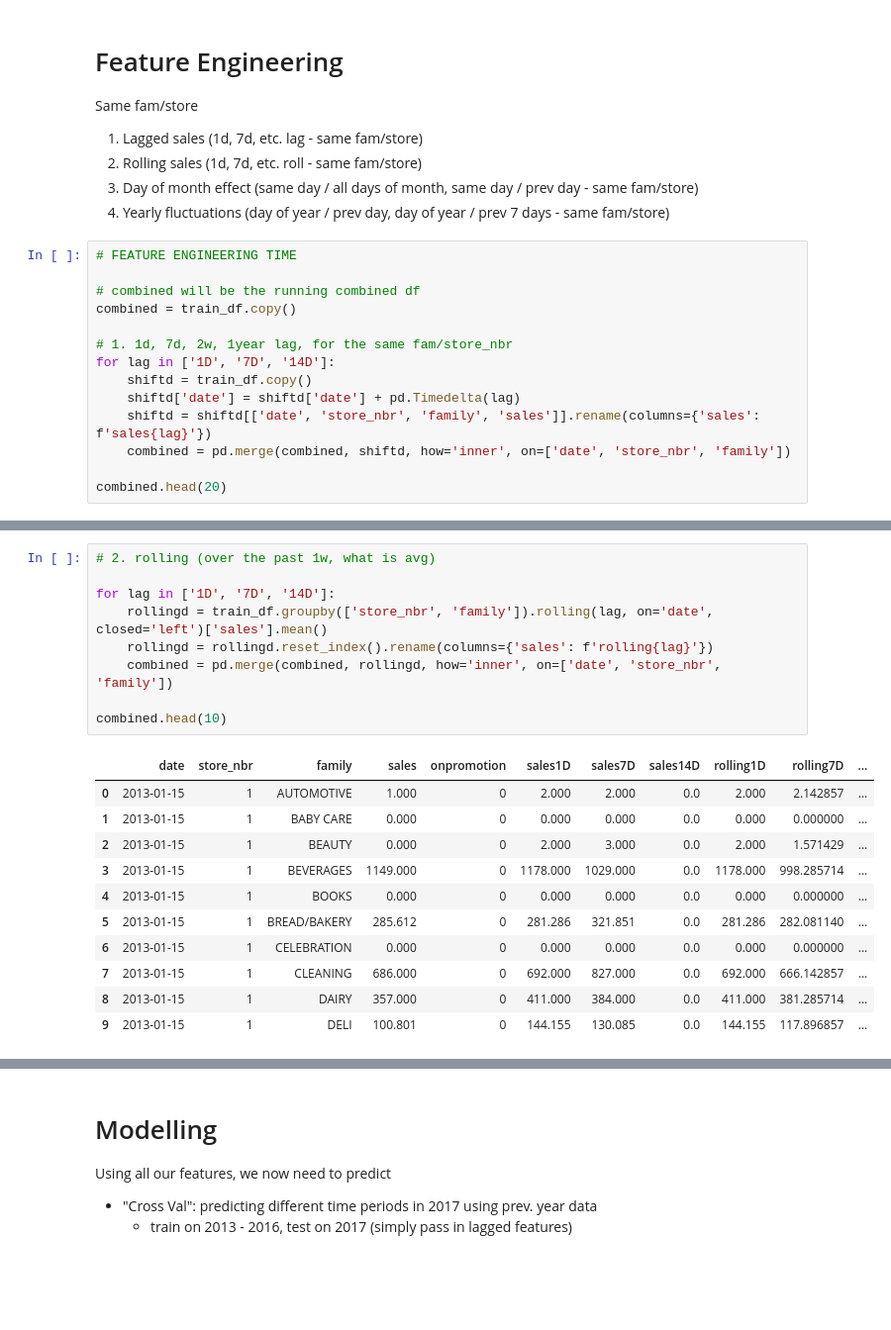
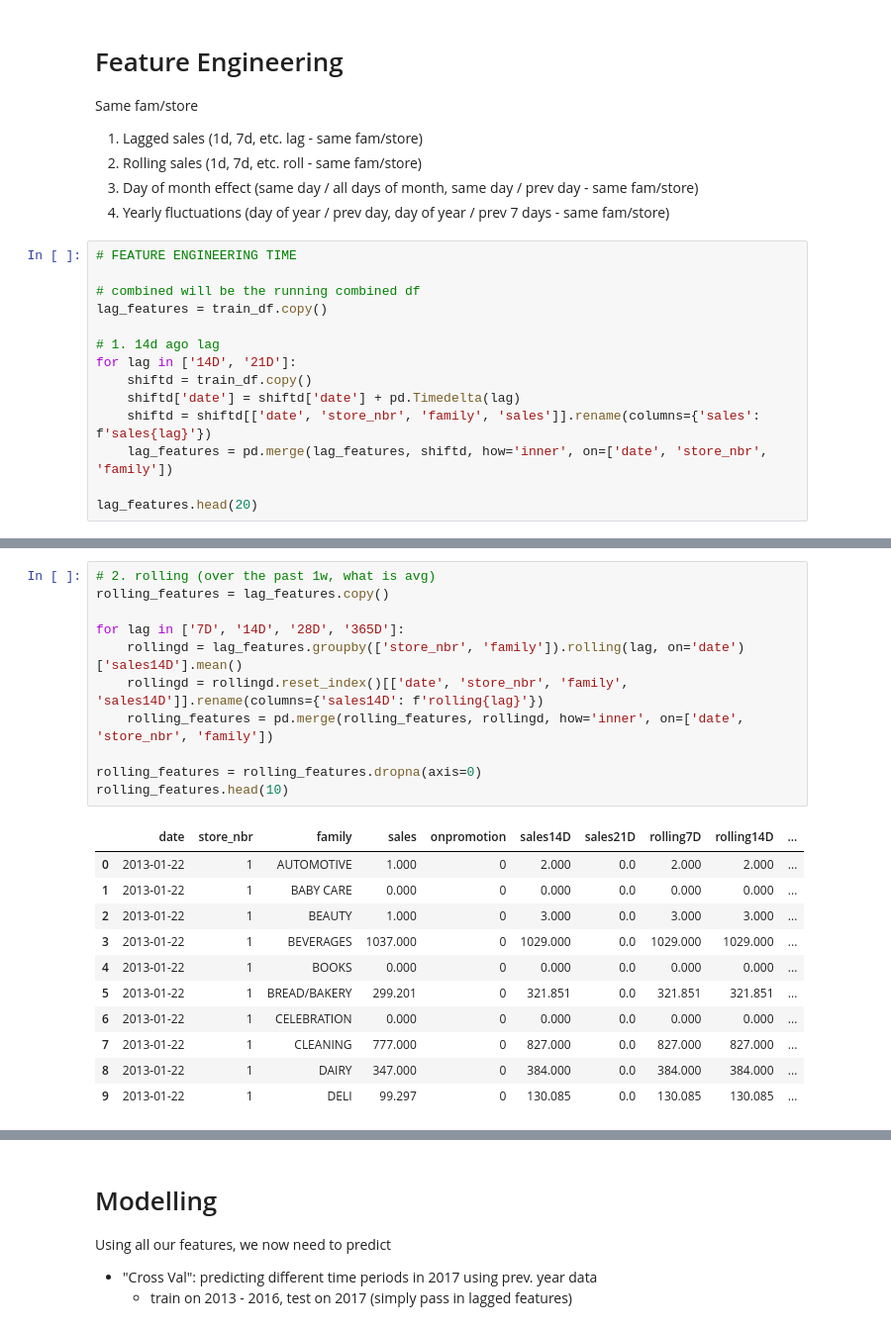
Before and after one commit to akhilkammila/store-sales-v2, a Jupyter notebook: 15dprect.ipynb, the cells around one changed output, grey strips where cells are left out. Shown at 99% size. Saved outputs shown, nothing was run; the diff lists cells and outputs as text; blank space fills up the shorter version.

```diff
--- a/15dprect.ipynb
+++ b/15dprect.ipynb
@@ -43,14 +43,14 @@ Same fam/store
 # FEATURE ENGINEERING TIME
 
 # combined will be the running combined df
-combined = train_df.copy()
+lag_features = train_df.copy()
 
-# 1. 1d, 7d, 2w, 1year lag, for the same fam/store_nbr
-for lag in ['1D', '7D', '14D']:
+# 1. 14d ago lag
+for lag in ['14D', '21D']:
     shiftd = train_df.copy()
     shiftd['date'] = shiftd['date'] + pd.Timedelta(lag)
     shiftd = shiftd[['date', 'store_nbr', 'family', 'sales']].rename(columns={'sales': f'sales{lag}'})
-    combined = pd.merge(combined, shiftd, how='inner', on=['date', 'store_nbr', 'family'])
+    lag_features = pd.merge(lag_features, shiftd, how='inner', on=['date', 'store_nbr', 'family'])
 
-combined.head(20)
+lag_features.head(20)
 # %% [output]
@@ -74,21 +74,23 @@ combined.head(20)
 # %%
 # 2. rolling (over the past 1w, what is avg)
+rolling_features = lag_features.copy()
 
-for lag in ['1D', '7D', '14D']:
-    rollingd = train_df.groupby(['store_nbr', 'family']).rolling(lag, on='date', closed='left')['sales'].mean()
-    rollingd = rollingd.reset_index().rename(columns={'sales': f'rolling{lag}'})
-    combined = pd.merge(combined, rollingd, how='inner', on=['date', 'store_nbr', 'family'])
+for lag in ['7D', '14D', '28D', '365D']:
+    rollingd = lag_features.groupby(['store_nbr', 'family']).rolling(lag, on='date')['sales14D'].mean()
+    rollingd = rollingd.reset_index()[['date', 'store_nbr', 'family', 'sales14D']].rename(columns={'sales14D': f'rolling{lag}'})
+    rolling_features = pd.merge(rolling_features, rollingd, how='inner', on=['date', 'store_nbr', 'family'])
 
-combined.head(10)
+rolling_features = rolling_features.dropna(axis=0)
+rolling_features.head(10)
 # %% [output]
-|  | date | store_nbr | family | sales | onpromotion | sales1D | sales7D | sales14D | rolling1D | rolling7D | ... |
-| 0 | 2013-01-15 | 1 | AUTOMOTIVE | 1.000 | 0 | 2.000 | 2.000 | 0.0 | 2.000 | 2.142857 | ... |
-| 1 | 2013-01-15 | 1 | BABY CARE | 0.000 | 0 | 0.000 | 0.000 | 0.0 | 0.000 | 0.000000 | ... |
-| 2 | 2013-01-15 | 1 | BEAUTY | 0.000 | 0 | 2.000 | 3.000 | 0.0 | 2.000 | 1.571429 | ... |
-| 3 | 2013-01-15 | 1 | BEVERAGES | 1149.000 | 0 | 1178.000 | 1029.000 | 0.0 | 1178.000 | 998.285714 | ... |
-| 4 | 2013-01-15 | 1 | BOOKS | 0.000 | 0 | 0.000 | 0.000 | 0.0 | 0.000 | 0.000000 | ... |
-| 5 | 2013-01-15 | 1 | BREAD/BAKERY | 285.612 | 0 | 281.286 | 321.851 | 0.0 | 281.286 | 282.081140 | ... |
-| 6 | 2013-01-15 | 1 | CELEBRATION | 0.000 | 0 | 0.000 | 0.000 | 0.0 | 0.000 | 0.000000 | ... |
-| 7 | 2013-01-15 | 1 | CLEANING | 686.000 | 0 | 692.000 | 827.000 | 0.0 | 692.000 | 666.142857 | ... |
-| 8 | 2013-01-15 | 1 | DAIRY | 357.000 | 0 | 411.000 | 384.000 | 0.0 | 411.000 | 381.285714 | ... |
-| 9 | 2013-01-15 | 1 | DELI | 100.801 | 0 | 144.155 | 130.085 | 0.0 | 144.155 | 117.896857 | ... |
+|  | date | store_nbr | family | sales | onpromotion | sales14D | sales21D | rolling7D | rolling14D | ... |
+| 0 | 2013-01-22 | 1 | AUTOMOTIVE | 1.000 | 0 | 2.000 | 0.0 | 2.000 | 2.000 | ... |
+| 1 | 2013-01-22 | 1 | BABY CARE | 0.000 | 0 | 0.000 | 0.0 | 0.000 | 0.000 | ... |
+| 2 | 2013-01-22 | 1 | BEAUTY | 1.000 | 0 | 3.000 | 0.0 | 3.000 | 3.000 | ... |
+| 3 | 2013-01-22 | 1 | BEVERAGES | 1037.000 | 0 | 1029.000 | 0.0 | 1029.000 | 1029.000 | ... |
+| 4 | 2013-01-22 | 1 | BOOKS | 0.000 | 0 | 0.000 | 0.0 | 0.000 | 0.000 | ... |
+| 5 | 2013-01-22 | 1 | BREAD/BAKERY | 299.201 | 0 | 321.851 | 0.0 | 321.851 | 321.851 | ... |
+| 6 | 2013-01-22 | 1 | CELEBRATION | 0.000 | 0 | 0.000 | 0.0 | 0.000 | 0.000 | ... |
+| 7 | 2013-01-22 | 1 | CLEANING | 777.000 | 0 | 827.000 | 0.0 | 827.000 | 827.000 | ... |
+| 8 | 2013-01-22 | 1 | DAIRY | 347.000 | 0 | 384.000 | 0.0 | 384.000 | 384.000 | ... |
+| 9 | 2013-01-22 | 1 | DELI | 99.297 | 0 | 130.085 | 0.0 | 130.085 | 130.085 | ... |
```
Also changed, not shown: parts of 9 cells of this notebook.
